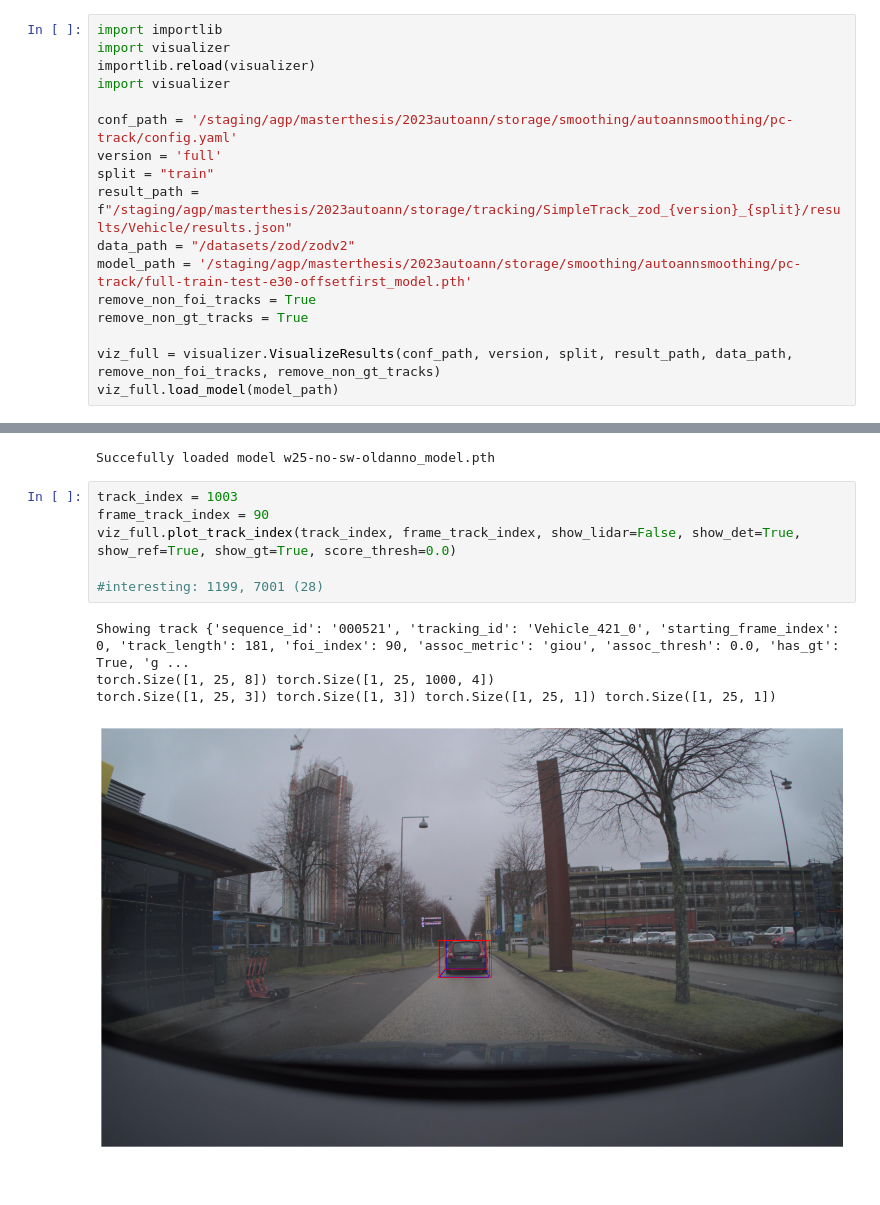
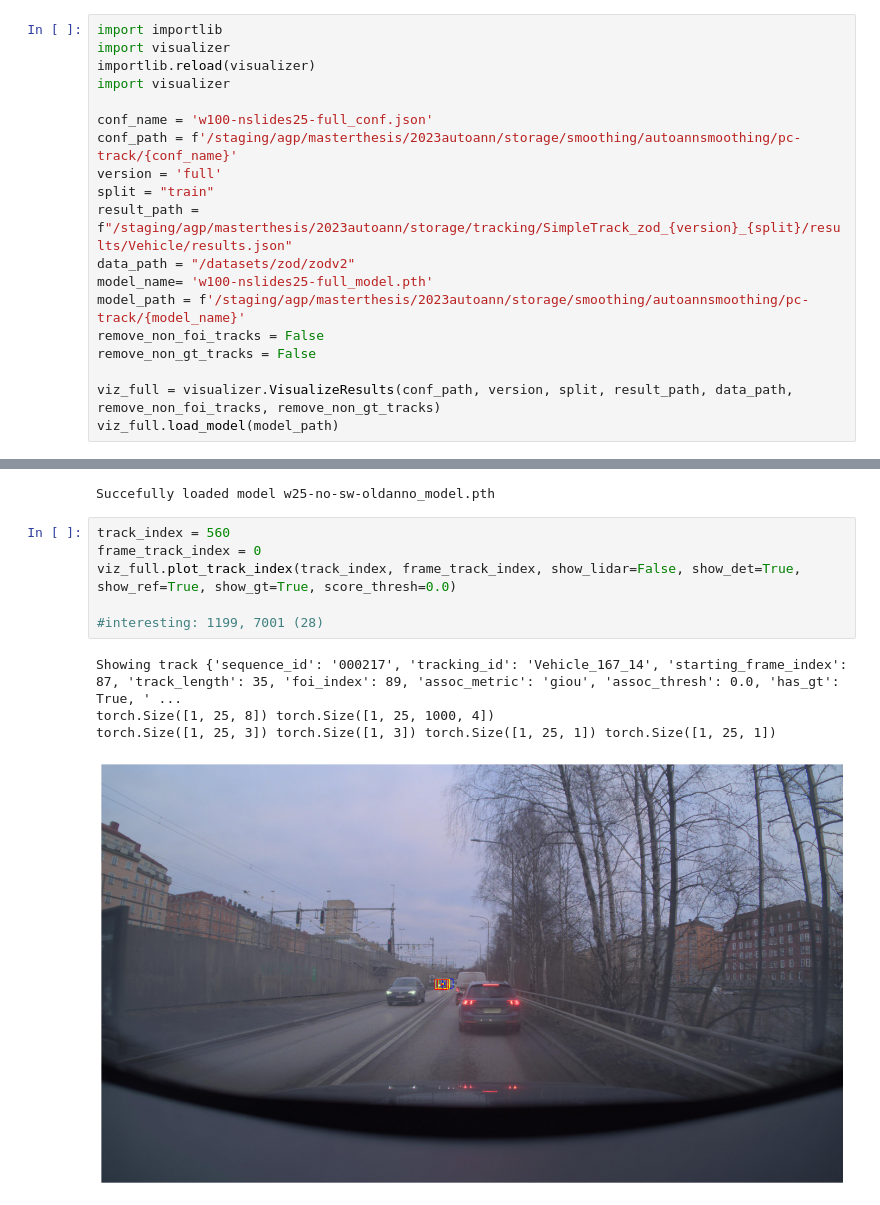
Before and after one commit to ajansbin/thesis-autoann, a Jupyter notebook: Visualizer/visualizer/vis_example.ipynb, the cells around one changed output, grey strips where cells are left out. Cells and saved outputs as stored; diff of their text form.

```diff
--- a/Visualizer/visualizer/vis_example.ipynb
+++ b/Visualizer/visualizer/vis_example.ipynb
@@ -43,14 +40,16 @@ import visualizer
 importlib.reload(visualizer)
 import visualizer
 
-conf_path = '/staging/agp/masterthesis/2023autoann/storage/smoothing/autoannsmoothing/pc-track/config.yaml'
+conf_name = 'w100-nslides25-full_conf.json'
+conf_path = f'/staging/agp/masterthesis/2023autoann/storage/smoothing/autoannsmoothing/pc-track/{conf_name}'
 version = 'full'
 split = "train"
 result_path = f"/staging/agp/masterthesis/2023autoann/storage/tracking/SimpleTrack_zod_{version}_{split}/results/Vehicle/results.json"
 data_path = "/datasets/zod/zodv2"
-model_path = '/staging/agp/masterthesis/2023autoann/storage/smoothing/autoannsmoothing/pc-track/full-train-test-e30-offsetfirst_model.pth'
-remove_non_foi_tracks = True
-remove_non_gt_tracks = True
+model_name= 'w100-nslides25-full_model.pth'
+model_path = f'/staging/agp/masterthesis/2023autoann/storage/smoothing/autoannsmoothing/pc-track/{model_name}'
+remove_non_foi_tracks = False
+remove_non_gt_tracks = False
 
 viz_full = visualizer.VisualizeResults(conf_path, version, split, result_path, data_path, remove_non_foi_tracks, remove_non_gt_tracks)
 viz_full.load_model(model_path)
@@ -68,13 +66,13 @@ viz_full.load_model(model_path)
 # %% [output]
 Succefully loaded model w25-no-sw-oldanno_model.pth
 # %%
-track_index = 1003
-frame_track_index = 90
+track_index = 560
+frame_track_index = 0
 viz_full.plot_track_index(track_index, frame_track_index, show_lidar=False, show_det=True, show_ref=True, show_gt=True, score_thresh=0.0)
 
 #interesting: 1199, 7001 (28)
 # %% [output]
-Showing track {'sequence_id': '000521', 'tracking_id': 'Vehicle_421_0', 'starting_frame_index': 0, 'track_length': 181, 'foi_index': 90, 'assoc_metric': 'giou', 'assoc_thresh': 0.0, 'has_gt': True, 'g ...
+Showing track {'sequence_id': '000217', 'tracking_id': 'Vehicle_167_14', 'starting_frame_index': 87, 'track_length': 35, 'foi_index': 89, 'assoc_metric': 'giou', 'assoc_thresh': 0.0, 'has_gt': True, ' ...
 torch.Size([1, 25, 8]) torch.Size([1, 25, 1000, 4])
 torch.Size([1, 25, 3]) torch.Size([1, 3]) torch.Size([1, 25, 1]) torch.Size([1, 25, 1])
-[figure, old version]
+[figure, new version]
```
Also changed, not shown: parts of 5 cells of this notebook, 5 other files.
